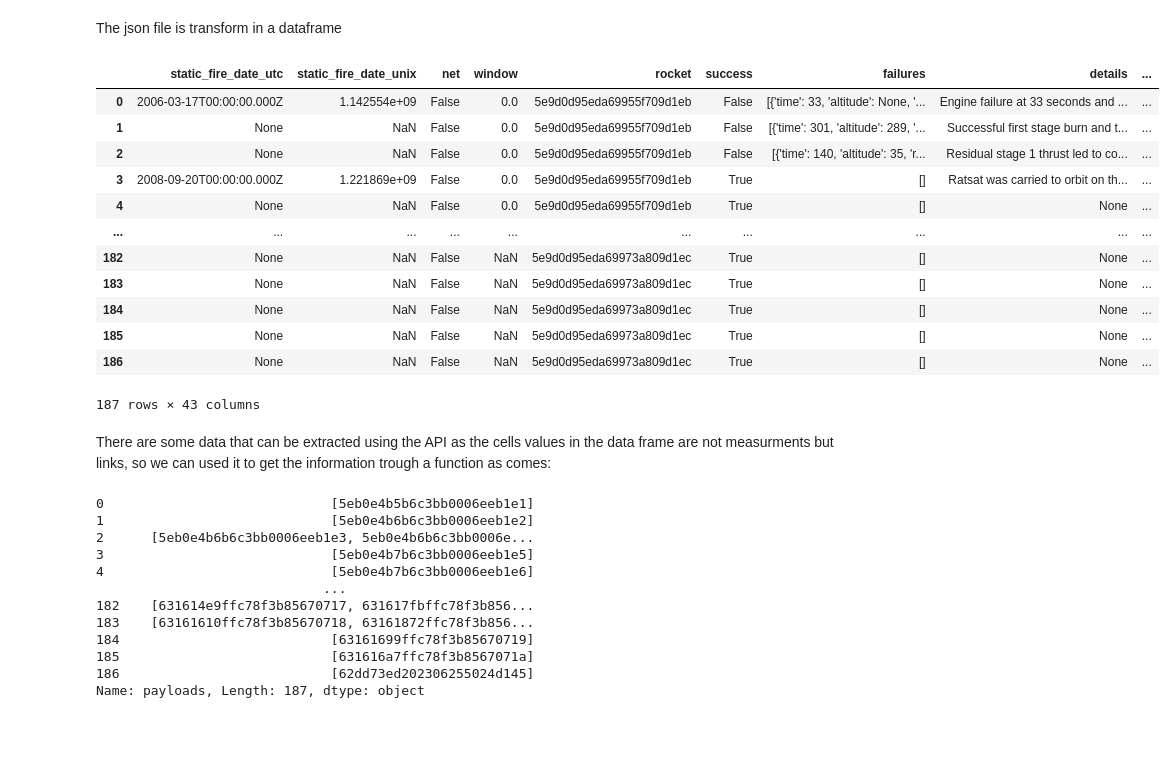
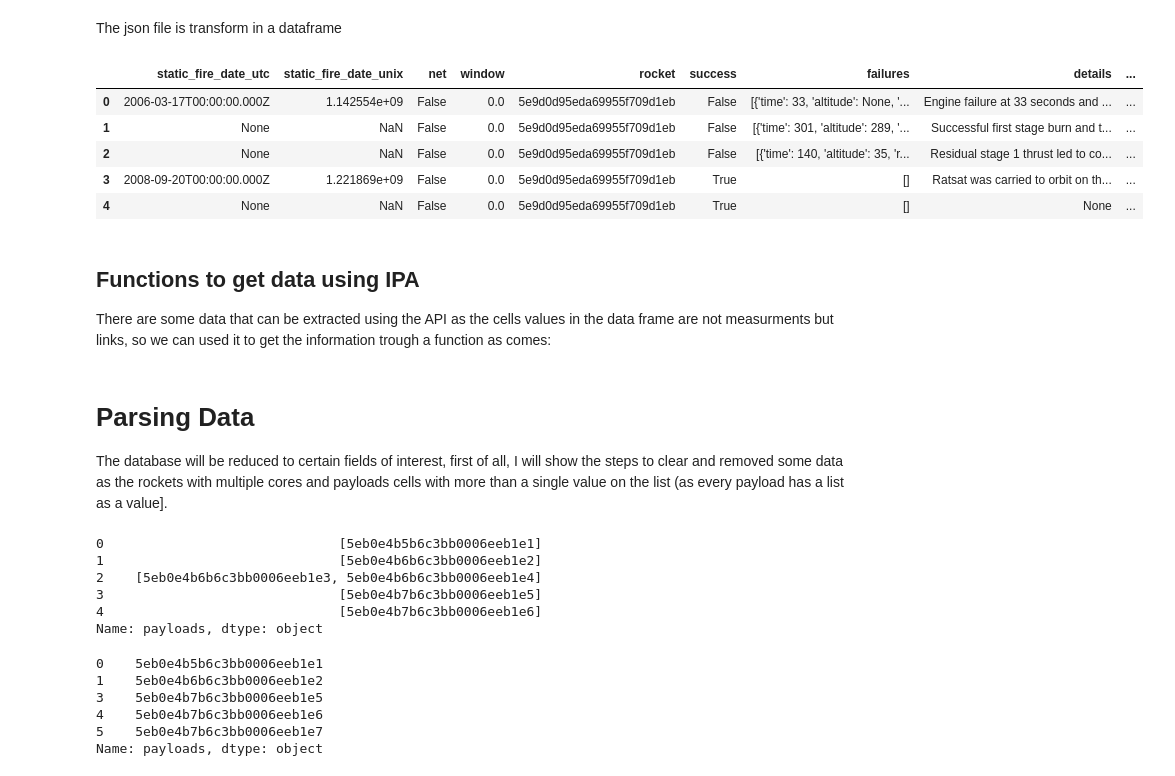
Before and after one commit to crisbpadilla/DataScience_Course, a Jupyter notebook: SpaceX_webscraping.ipynb, the cells around one changed output. Cells and saved outputs as stored; diff of their text form; code cells hidden in the pictures; blank space fills up the shorter version.

Commit message:
Add files via upload
Version2, parsing data and creation of new dataframe.

```diff
--- a/SpaceX_webscraping.ipynb
+++ b/SpaceX_webscraping.ipynb
@@ -6,6 +6,12 @@
 # %%
 import requests
 import pandas as pd
+import datetime
+import numpy as np
+# Setting this option will print all collumns of a dataframe
+pd.set_option('display.max_columns', None)
+# Setting this option will print all of the data in a feature
+pd.set_option('display.max_colwidth', None)
 
 url="https://api.spacexdata.com/v4/launches/past"
 response= requests.get(url)
@@ -33,22 +39,17 @@ response.json()
 The json file is transform in a dataframe
 # %%
 data=pd.json_normalize(response.json())
-data
+data.head()
 # %% [output]
 |  | static_fire_date_utc | static_fire_date_unix | net | window | rocket | success | failures | details | ... |
 | 0 | 2006-03-17T00:00:00.000Z | 1.142554e+09 | False | 0.0 | 5e9d0d95eda69955f709d1eb | False | [{'time': 33, 'altitude': None, '... | Engine failure at 33 seconds and ... | ... |
 | 1 | None | NaN | False | 0.0 | 5e9d0d95eda69955f709d1eb | False | [{'time': 301, 'altitude': 289, '... | Successful first stage burn and t... | ... |
 | 2 | None | NaN | False | 0.0 | 5e9d0d95eda69955f709d1eb | False | [{'time': 140, 'altitude': 35, 'r... | Residual stage 1 thrust led to co... | ... |
 | 3 | 2008-09-20T00:00:00.000Z | 1.221869e+09 | False | 0.0 | 5e9d0d95eda69955f709d1eb | True | [] | Ratsat was carried to orbit on th... | ... |
 | 4 | None | NaN | False | 0.0 | 5e9d0d95eda69955f709d1eb | True | [] | None | ... |
-| ... | ... | ... | ... | ... | ... | ... | ... | ... | ... |
-| 182 | None | NaN | False | NaN | 5e9d0d95eda69973a809d1ec | True | [] | None | ... |
-| 183 | None | NaN | False | NaN | 5e9d0d95eda69973a809d1ec | True | [] | None | ... |
-| 184 | None | NaN | False | NaN | 5e9d0d95eda69973a809d1ec | True | [] | None | ... |
-| 185 | None | NaN | False | NaN | 5e9d0d95eda69973a809d1ec | True | [] | None | ... |
-| 186 | None | NaN | False | NaN | 5e9d0d95eda69973a809d1ec | True | [] | None | ... |
-187 rows × 43 columns
 # %% [markdown]
+## Functions to get data using IPA
+
 There are some data that can be extracted using the API as the cells values in the data frame are not measurments but links, so we can used it to get the information trough a function as comes:
 # %%
 # Takes the dataset and uses the payloads column to call the API and append the data to the lists
@@ -61,16 +97,26 @@ def getPayloadData(data):
+# %% [markdown]
+# Parsing Data
+
+ The database will be reduced to certain fields of interest, first  of all, I will show the steps to clear and removed some data as the rockets with multiple cores and payloads cells with more than a single value on the list (as every payload has a list as a value].
 # %%
 # As can be see in the data asociated with payloads and core data, some cells have multiple values, displayed as lists,
-data['payloads']
+data['payloads'].head()
 # %% [output]
-0                             [5eb0e4b5b6c3bb0006eeb1e1]
-1                             [5eb0e4b6b6c3bb0006eeb1e2]
-2      [5eb0e4b6b6c3bb0006eeb1e3, 5eb0e4b6b6c3bb0006e...
-3                             [5eb0e4b7b6c3bb0006eeb1e5]
-4                             [5eb0e4b7b6c3bb0006eeb1e6]
-                             ...
-182    [631614e9ffc78f3b85670717, 631617fbffc78f3b856...
-183    [63161610ffc78f3b85670718, 63161872ffc78f3b856...
-184                           [63161699ffc78f3b85670719]
-185                           [631616a7ffc78f3b8567071a]
-186                           [62dd73ed202306255024d145]
-Name: payloads, Length: 187, dtype: object
+0                              [5eb0e4b5b6c3bb0006eeb1e1]
+1                              [5eb0e4b6b6c3bb0006eeb1e2]
+2    [5eb0e4b6b6c3bb0006eeb1e3, 5eb0e4b6b6c3bb0006eeb1e4]
+3                              [5eb0e4b7b6c3bb0006eeb1e5]
+4                              [5eb0e4b7b6c3bb0006eeb1e6]
+Name: payloads, dtype: object
+# %%
+# # We will remove rows with multiple cores because those are falcon rockets with 2 extra rocket boosters and rows that have multiple payloads in a single rocket.
+data = data[data['payloads'].map(len)==1]
+data['payloads'] = data['payloads'].map(lambda x : x[0])
+data['payloads'].head()
+# %% [output]
+0    5eb0e4b5b6c3bb0006eeb1e1
+1    5eb0e4b6b6c3bb0006eeb1e2
+3    5eb0e4b7b6c3bb0006eeb1e5
+4    5eb0e4b7b6c3bb0006eeb1e6
+5    5eb0e4b7b6c3bb0006eeb1e7
+Name: payloads, dtype: object
```
Also changed, not shown: parts of 18 cells of this notebook.
